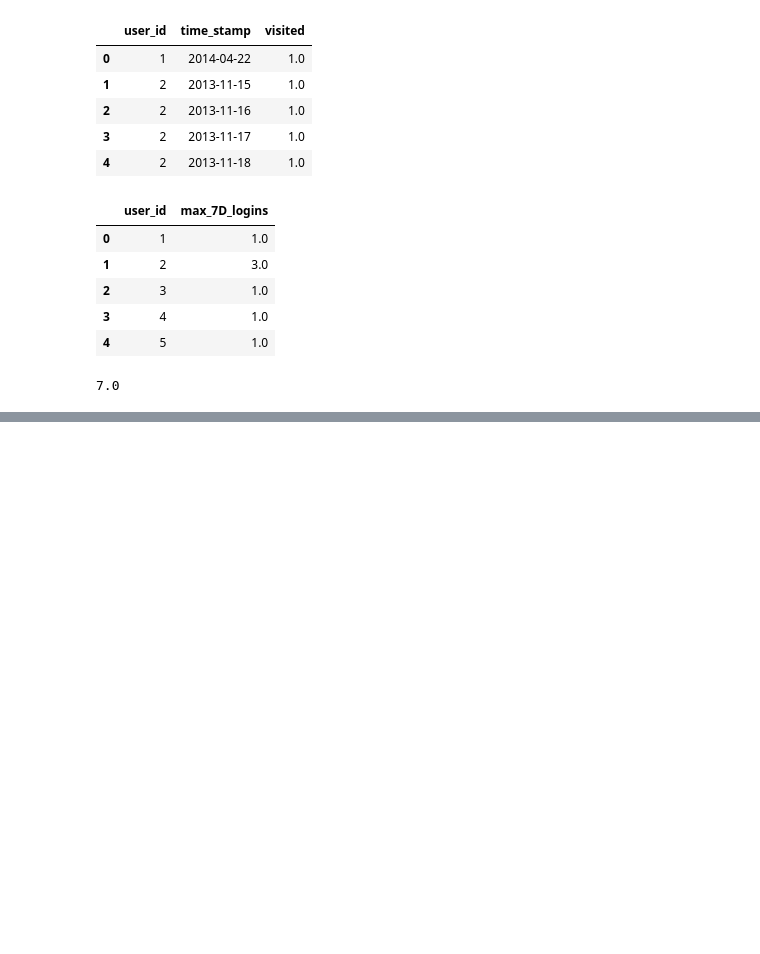
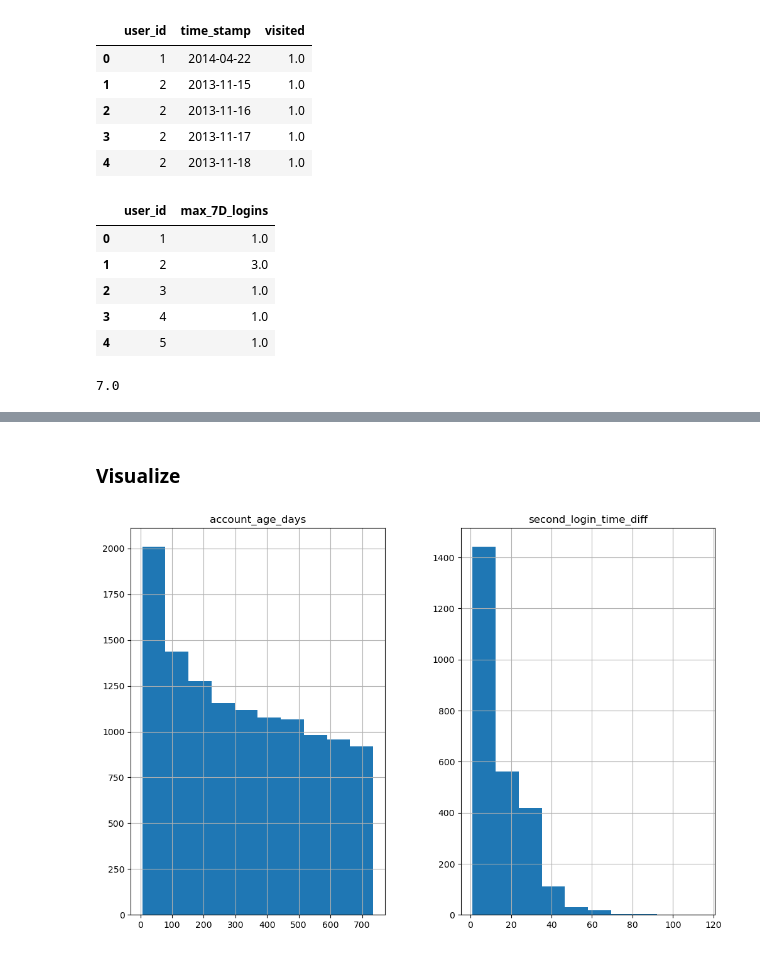
Before and after one commit to BrettlyCD/relax_challenge, a Jupyter notebook: notebooks/user_adoption.ipynb, the cells around one changed output, grey strips where cells are left out. Drawn from its saved outputs; the diff is of its cells as text; code cells hidden in the pictures; blank space fills up the shorter version.

```diff
--- a/notebooks/user_adoption.ipynb
+++ b/notebooks/user_adoption.ipynb
@@ -249,0 +358,4 @@ user_max.head()
+# %%
+users_new = pd.merge(users_new, sec_login, left_on='object_id', right_on='user_id', how='left').drop('user_id', axis=1)
+
+users_new.head()
@@ -249,0 +371,2 @@ user_max.head()
+# %%
+user_eng = pd.merge(users_new, user_max, left_on='object_id', right_on='user_id', how='left').drop('user_id', axis=1)
@@ -249,0 +408,11 @@ user_max.head()
+# %%
+#drop columns
+user_eng.drop(columns=['object_id','creation_time','name','email','last_session_creation_time'], inplace=True)
+# %%
+#fill NAs and convert to objects for flags and ids
+user_eng['invited_by_user_id'] = user_eng['invited_by_user_id'].fillna(0).astype(object)
+user_eng['has_made_ref'] = user_eng['has_made_ref'].fillna(0).astype(object)
+user_eng['is_engaged'] = user_eng['is_engaged'].fillna(0).astype(object)
+user_eng['org_id'] = user_eng['org_id'].fillna(0).astype(object)
+user_eng['opted_in_to_mailing_list'] = user_eng['opted_in_to_mailing_list'].fillna(0).astype(object)
+user_eng['enabled_for_marketing_drip'] = user_eng['enabled_for_marketing_drip'].fillna(0).astype(object)
@@ -249,0 +447,8 @@ user_max.head()
+# %% [markdown]
+### Visualize
+# %%
+user_eng.hist(figsize=(12,8))
+
+plt.show()
+# %% [output]
+[figure, added]
```
Also changed, not shown: parts of 29 cells of this notebook.
